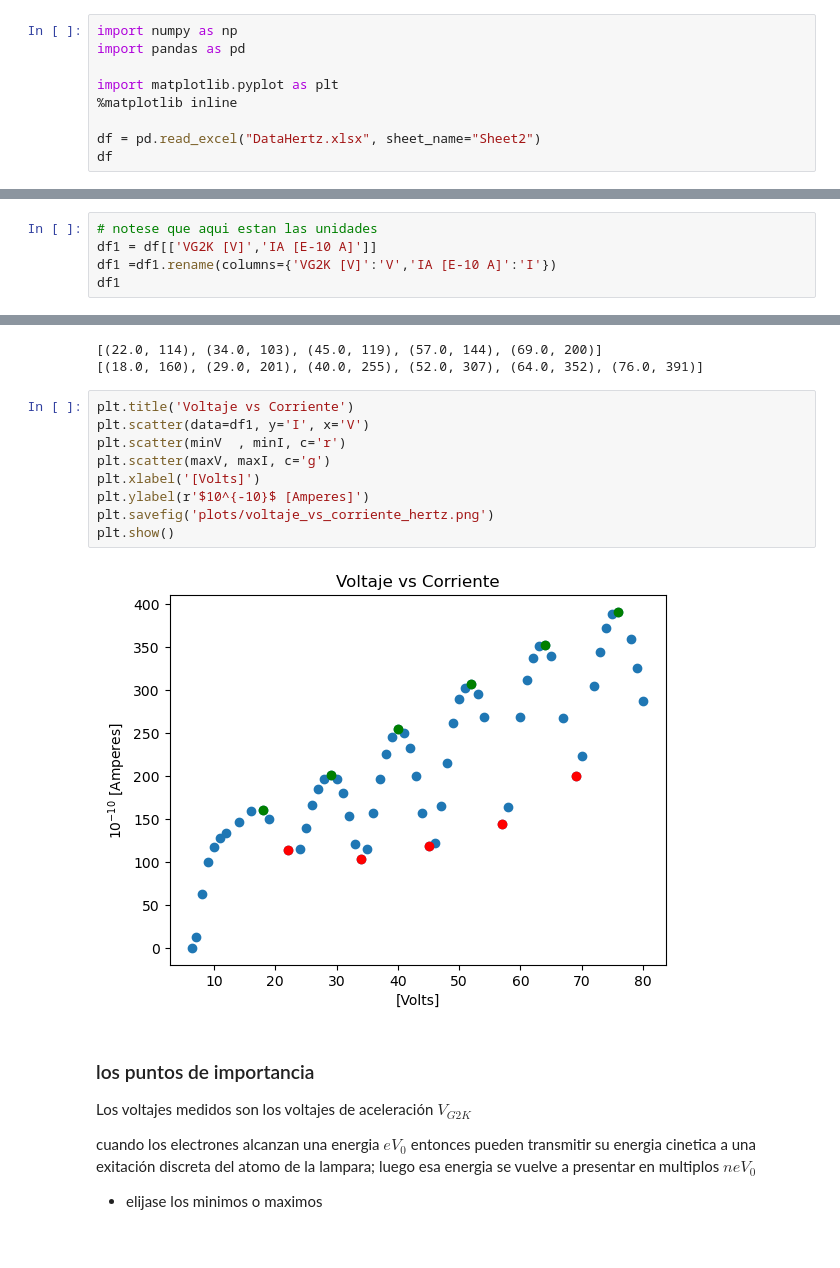
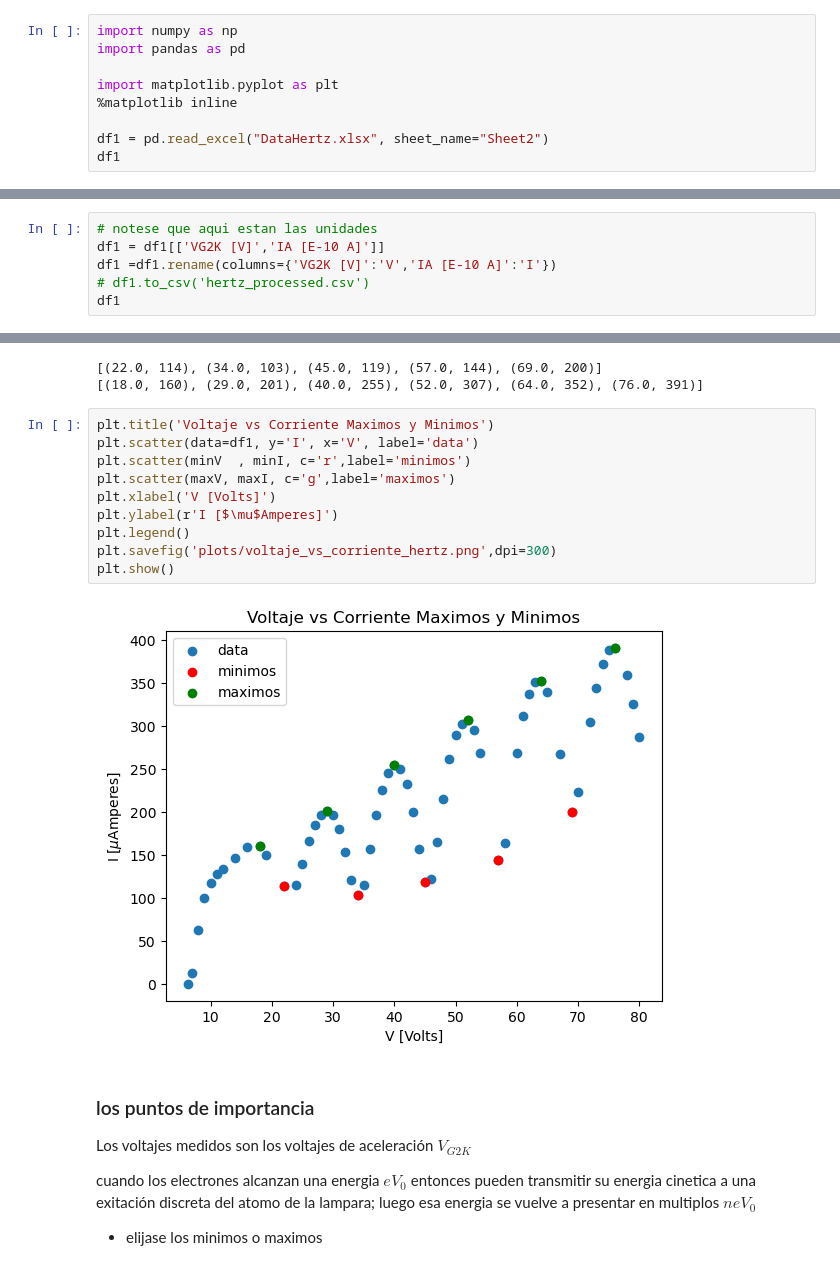
Before and after one commit to fbientrigo/lab_fisica, a Jupyter notebook: Lab 4/Hertz/mainHertz_ver02.ipynb, the cells around one changed output, grey strips where cells are left out. Drawn from its saved outputs; the diff is of its cells as text.

Commit message:
update hertz

```diff
--- a/Lab 4/Hertz/mainHertz_ver02.ipynb
+++ b/Lab 4/Hertz/mainHertz_ver02.ipynb
@@ -16,8 +16,8 @@ import pandas as pd
 import matplotlib.pyplot as plt
 %matplotlib inline
 
-df = pd.read_excel("DataHertz.xlsx", sheet_name="Sheet2")
-df
+df1 = pd.read_excel("DataHertz.xlsx", sheet_name="Sheet2")
+df1
 # %% [output]
 |  | VG2A [V] | VG2K [V] | IA [E-10 A] | Unnamed: 3 | Unnamed: 4 | Unnamed: 5 | Unnamed: 6 | Unnamed: 7 | ... |
 | 0 | 5 | 6.4 | 0 | NaN | NaN | NaN | NaN | NaN | ... |
@@ -34,8 +34,9 @@ df
 62 rows × 13 columns
 # %%
 # notese que aqui estan las unidades
-df1 = df[['VG2K [V]','IA [E-10 A]']]
+df1 = df1[['VG2K [V]','IA [E-10 A]']]
 df1 =df1.rename(columns={'VG2K [V]':'V','IA [E-10 A]':'I'})
+# df1.to_csv('hertz_processed.csv')
 df1
 # %% [output]
 |  | V | I |
@@ -89,16 +94,17 @@ print( list(zip(maxV, maxI)) )
 [(22.0, 114), (34.0, 103), (45.0, 119), (57.0, 144), (69.0, 200)]
 [(18.0, 160), (29.0, 201), (40.0, 255), (52.0, 307), (64.0, 352), (76.0, 391)]
 # %%
-plt.title('Voltaje vs Corriente')
-plt.scatter(data=df1, y='I', x='V')
-plt.scatter(minV  , minI, c='r')
-plt.scatter(maxV, maxI, c='g')
-plt.xlabel('[Volts]')
-plt.ylabel(r'$10^{-10}$ [Amperes]')
-plt.savefig('plots/voltaje_vs_corriente_hertz.png')
+plt.title('Voltaje vs Corriente Maximos y Minimos')
+plt.scatter(data=df1, y='I', x='V', label='data')
+plt.scatter(minV  , minI, c='r',label='minimos')
+plt.scatter(maxV, maxI, c='g',label='maximos')
+plt.xlabel('V [Volts]')
+plt.ylabel(r'I [$\mu$Amperes]')
+plt.legend()
+plt.savefig('plots/voltaje_vs_corriente_hertz.png',dpi=300)
 plt.show()
 # %% [output]
-[figure, old version]
+[figure, new version]
 # %% [markdown]
 ### los puntos de importancia
 Los voltajes medidos son los voltajes de aceleración $V_{G2K}$
```
Also changed, not shown: parts of 7 cells of this notebook, 4 other files.
